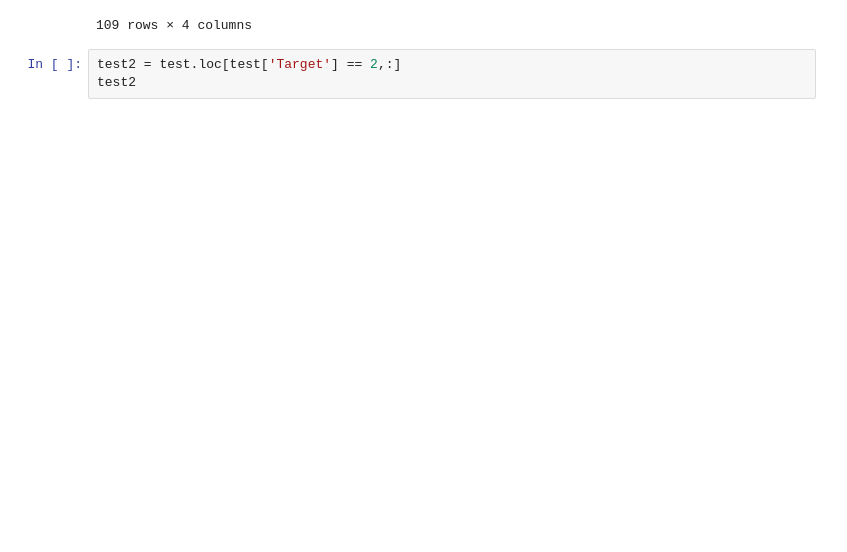
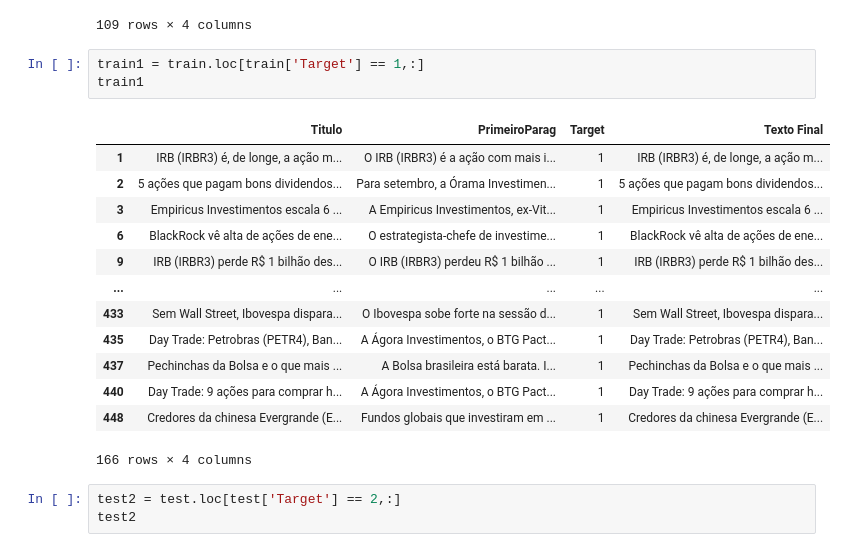
Before and after one commit to insper-classroom/22-2a-cd-p1-grupo_anandajgc, a Jupyter notebook: classificador.ipynb, the cells around one changed output. Saved outputs shown, nothing was run; the diff lists cells and outputs as text; blank space fills up the shorter version.

```diff
--- a/classificador.ipynb
+++ b/classificador.ipynb
@@ -134,6 +206,23 @@ test1
 | 297 | brMalls (BRML3), Gerdau (GGBR4) e... | Em atualização de carteira semana... | 1 | brMalls (BRML3), Gerdau (GGBR4) e... |
 | 299 | Ibovespa (IBOV) reduz ganhos com ... | O Ibovespa (IBOV) avançou nesta s... | 1 | Ibovespa (IBOV) reduz ganhos com ... |
 109 rows × 4 columns
+# %%
+train1 = train.loc[train['Target'] == 1,:]
+train1
+# %% [output]
+|  | Titulo | PrimeiroParag | Target | Texto Final |
+| 1 | IRB (IRBR3) é, de longe, a ação m... | O IRB (IRBR3) é a ação com mais i... | 1 | IRB (IRBR3) é, de longe, a ação m... |
+| 2 | 5 ações que pagam bons dividendos... | Para setembro, a Órama Investimen... | 1 | 5 ações que pagam bons dividendos... |
+| 3 | Empiricus Investimentos escala 6 ... | A Empiricus Investimentos, ex-Vit... | 1 | Empiricus Investimentos escala 6 ... |
+| 6 | BlackRock vê alta de ações de ene... | O estrategista-chefe de investime... | 1 | BlackRock vê alta de ações de ene... |
+| 9 | IRB (IRBR3) perde R$ 1 bilhão des... | O IRB (IRBR3) perdeu R$ 1 bilhão ... | 1 | IRB (IRBR3) perde R$ 1 bilhão des... |
+| ... | ... | ... | ... | ... |
+| 433 | Sem Wall Street, Ibovespa dispara... | O Ibovespa sobe forte na sessão d... | 1 | Sem Wall Street, Ibovespa dispara... |
+| 435 | Day Trade: Petrobras (PETR4), Ban... | A Ágora Investimentos, o BTG Pact... | 1 | Day Trade: Petrobras (PETR4), Ban... |
+| 437 | Pechinchas da Bolsa e o que mais ... | A Bolsa brasileira está barata. I... | 1 | Pechinchas da Bolsa e o que mais ... |
+| 440 | Day Trade: 9 ações para comprar h... | A Ágora Investimentos, o BTG Pact... | 1 | Day Trade: 9 ações para comprar h... |
+| 448 | Credores da chinesa Evergrande (E... | Fundos globais que investiram em ... | 1 | Credores da chinesa Evergrande (E... |
+166 rows × 4 columns
 # %%
 test2 = test.loc[test['Target'] == 2,:]
 test2
```
Also changed, not shown: parts of 26 cells of this notebook.
